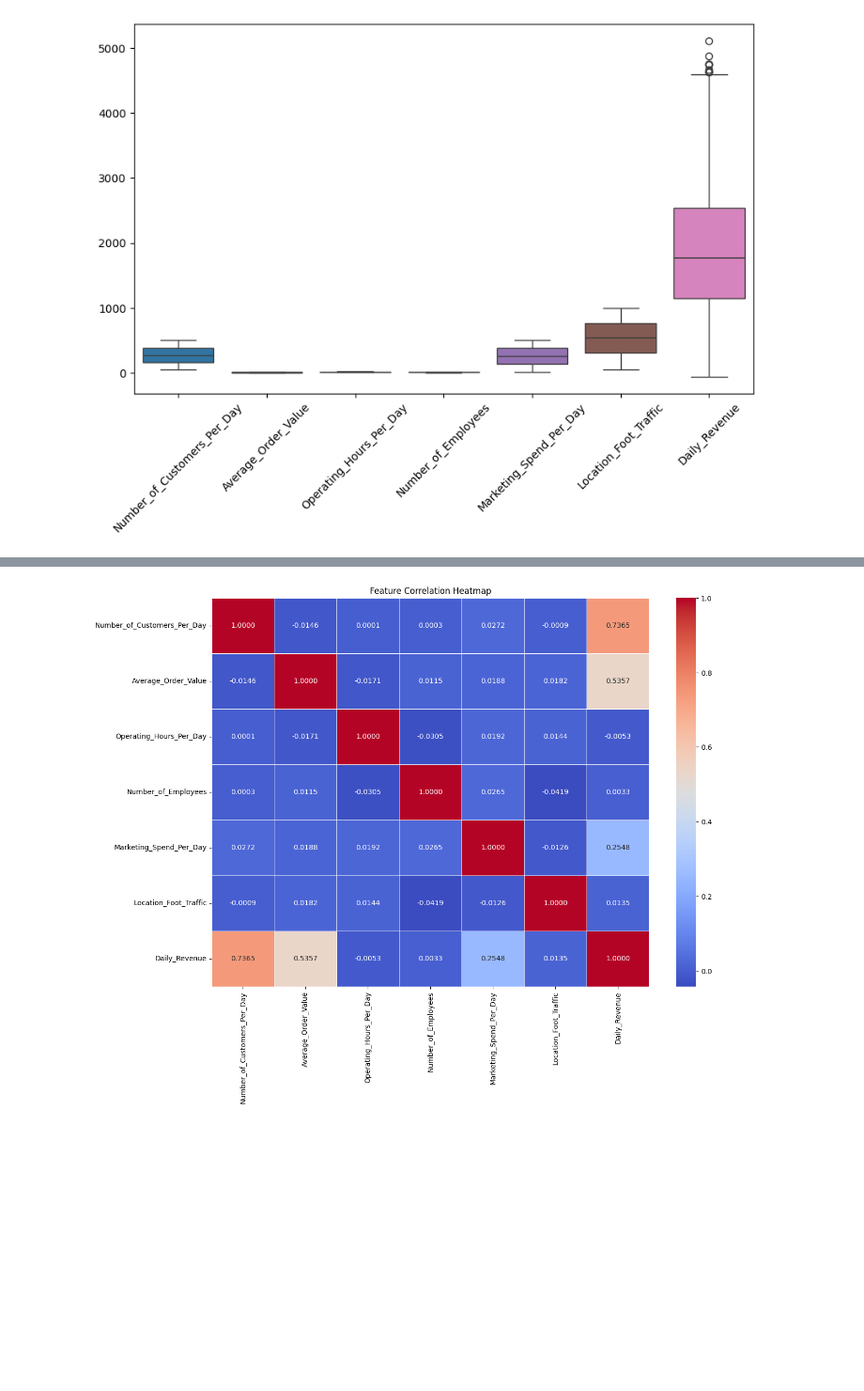
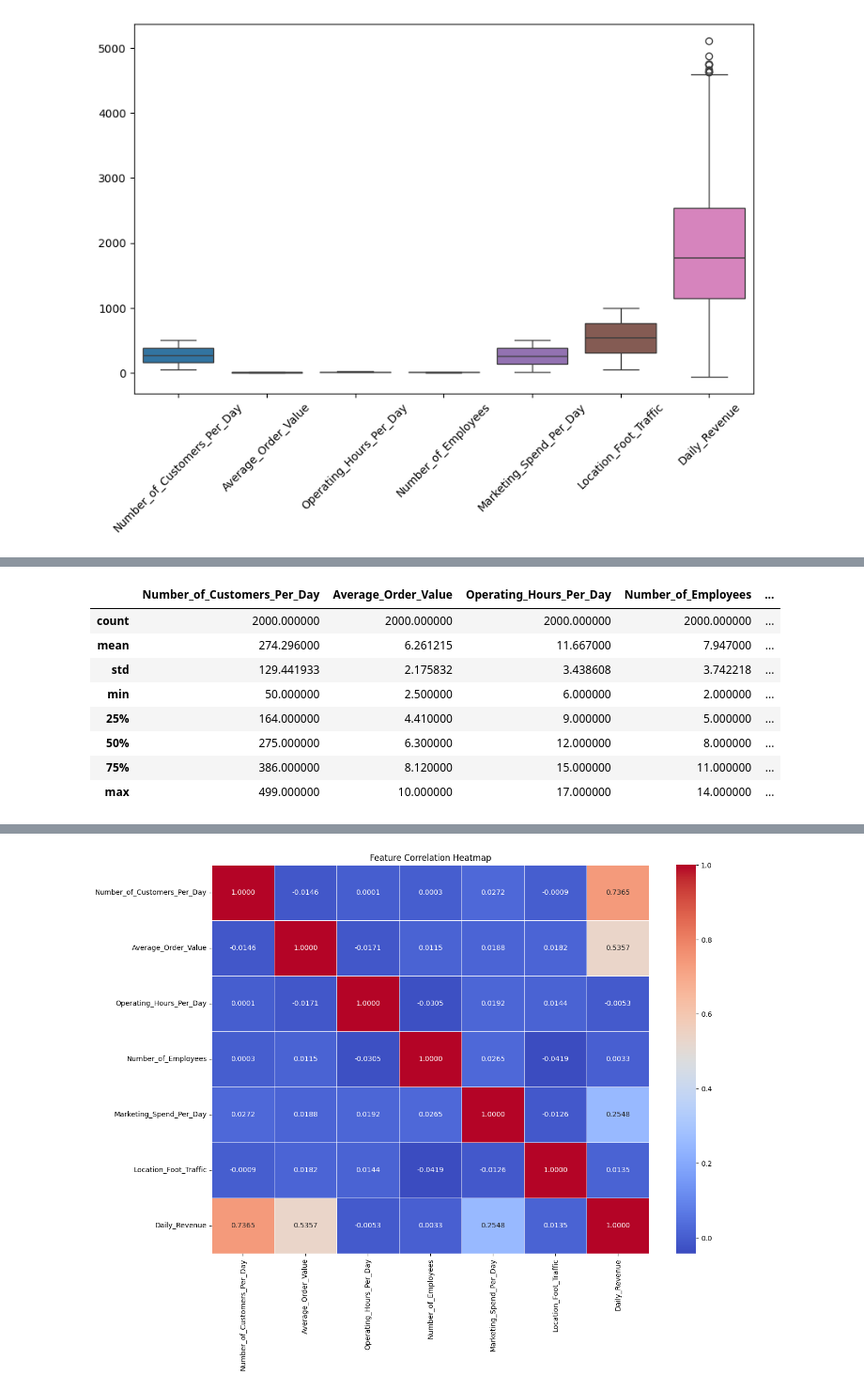
Before and after one commit to Bhushan8287/ML-project-ETL, a Jupyter notebook: notebook/EDA.ipynb, the cells around one changed output, grey strips where cells are left out. Shown: that part at 94% size. Drawn from its saved outputs; the diff is of its cells as text; code cells hidden in the pictures; blank space fills up the shorter version.

```diff
--- a/notebook/EDA.ipynb
+++ b/notebook/EDA.ipynb
@@ -54,8 +54,6 @@ import numpy as np
 import pandas as pd
 import matplotlib.pyplot as plt
 import seaborn as sns
-# %%
-pd.set_option('display.max_columns', None)
 # %%
 data = pd.read_csv('coffee_shop_revenue.csv')
 data.head()
@@ -111,0 +136,13 @@ Index(['Number_of_Customers_Per_Day', 'Average_Order_Value',
+# %%
+# summary statistics
+data.describe()
+# %% [output]
+|  | Number_of_Customers_Per_Day | Average_Order_Value | Operating_Hours_Per_Day | Number_of_Employees | ... |
+| count | 2000.000000 | 2000.000000 | 2000.000000 | 2000.000000 | ... |
+| mean | 274.296000 | 6.261215 | 11.667000 | 7.947000 | ... |
+| std | 129.441933 | 2.175832 | 3.438608 | 3.742218 | ... |
+| min | 50.000000 | 2.500000 | 6.000000 | 2.000000 | ... |
+| 25% | 164.000000 | 4.410000 | 9.000000 | 5.000000 | ... |
+| 50% | 275.000000 | 6.300000 | 12.000000 | 8.000000 | ... |
+| 75% | 386.000000 | 8.120000 | 15.000000 | 11.000000 | ... |
+| max | 499.000000 | 10.000000 | 17.000000 | 14.000000 | ... |
```
Also changed, not shown: parts of 15 cells of this notebook, 1 other file.
